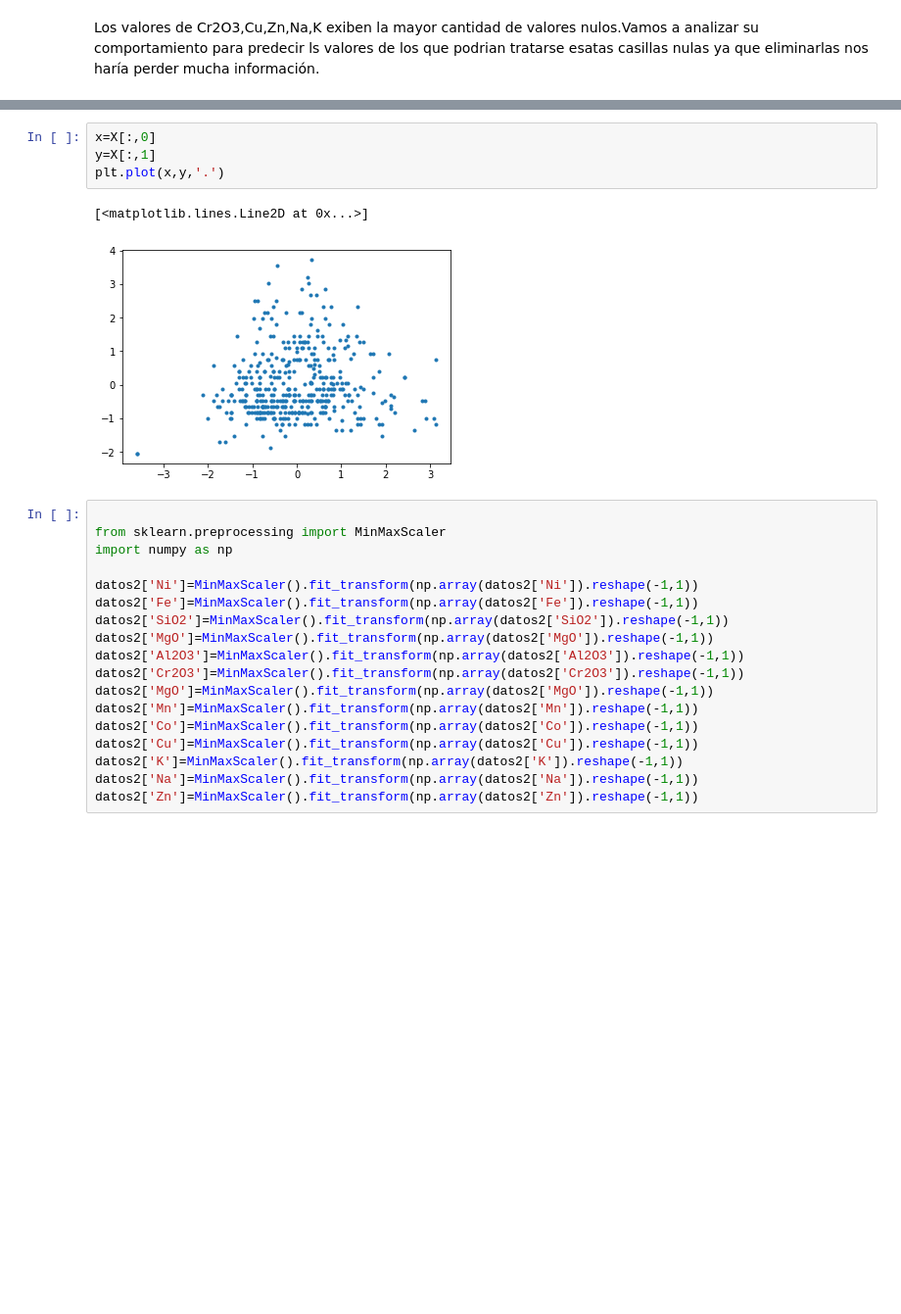
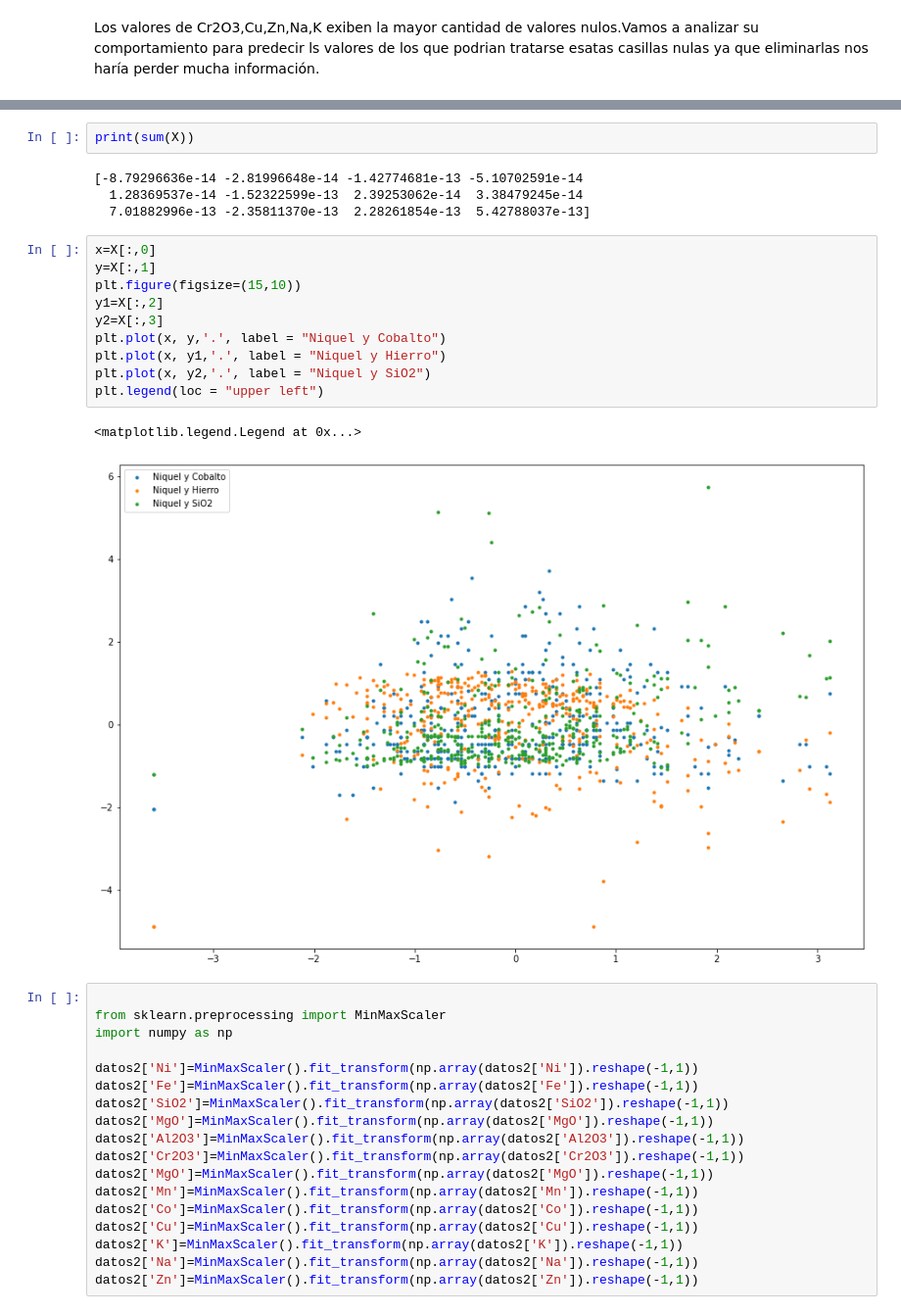
Before and after one commit to roxyconstantine-dev/Proyecto-Final-de-An-lisis-Datos, a Jupyter notebook: untitled1.ipynb, the cells around one changed output, grey strips where cells are left out. Shown at 98% size. Saved outputs shown, nothing was run; the diff lists cells and outputs as text; blank space fills up the shorter version.

```diff
--- a/untitled1.ipynb
+++ b/untitled1.ipynb
@@ -116,13 +117,25 @@ print(X)
   -0.3081993 ]
  [ 2.18238461 -0.37405678 -0.43929291 ... -0.82298277 -0.58557542
   -0.3081993 ]]
-# %%
-x=X[:,0]
-y=X[:,1]
-plt.plot(x,y,'.')
-# %% [output]
-[<matplotlib.lines.Line2D at 0x...>]
-[figure, removed]
+# %%
+print(sum(X))
+# %% [output]
+[-8.79296636e-14 -2.81996648e-14 -1.42774681e-13 -5.10702591e-14
+  1.28369537e-14 -1.52322599e-13  2.39253062e-14  3.38479245e-14
+  7.01882996e-13 -2.35811370e-13  2.28261854e-13  5.42788037e-13]
+# %%
+x=X[:,0]
+y=X[:,1]
+plt.figure(figsize=(15,10))
+y1=X[:,2]
+y2=X[:,3]
+plt.plot(x, y,'.', label = "Niquel y Cobalto")
+plt.plot(x, y1,'.', label = "Niquel y Hierro")
+plt.plot(x, y2,'.', label = "Niquel y SiO2")
+plt.legend(loc = "upper left")
+# %% [output]
+<matplotlib.legend.Legend at 0x...>
+[figure, added]
 # %%
 
 from sklearn.preprocessing import MinMaxScaler
```
Also changed, not shown: parts of 1 cell of this notebook.
